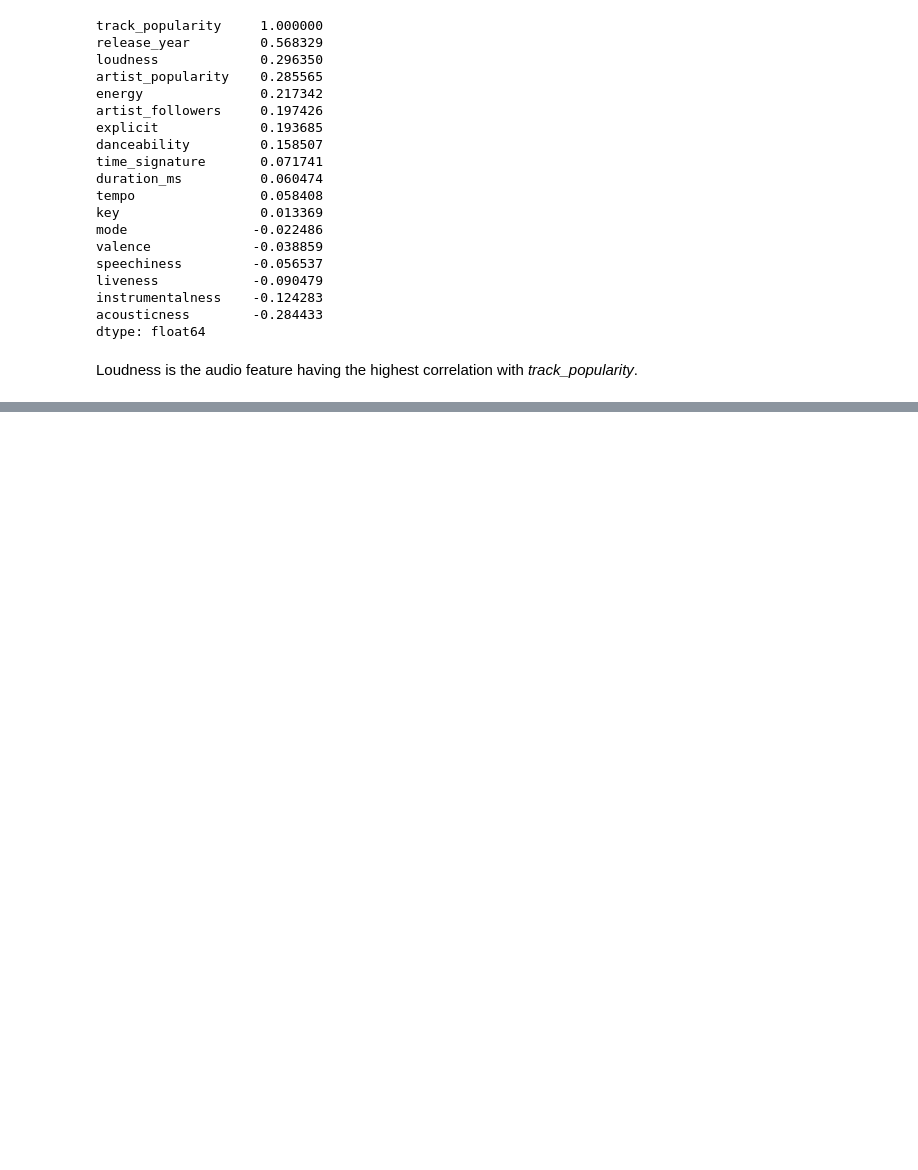
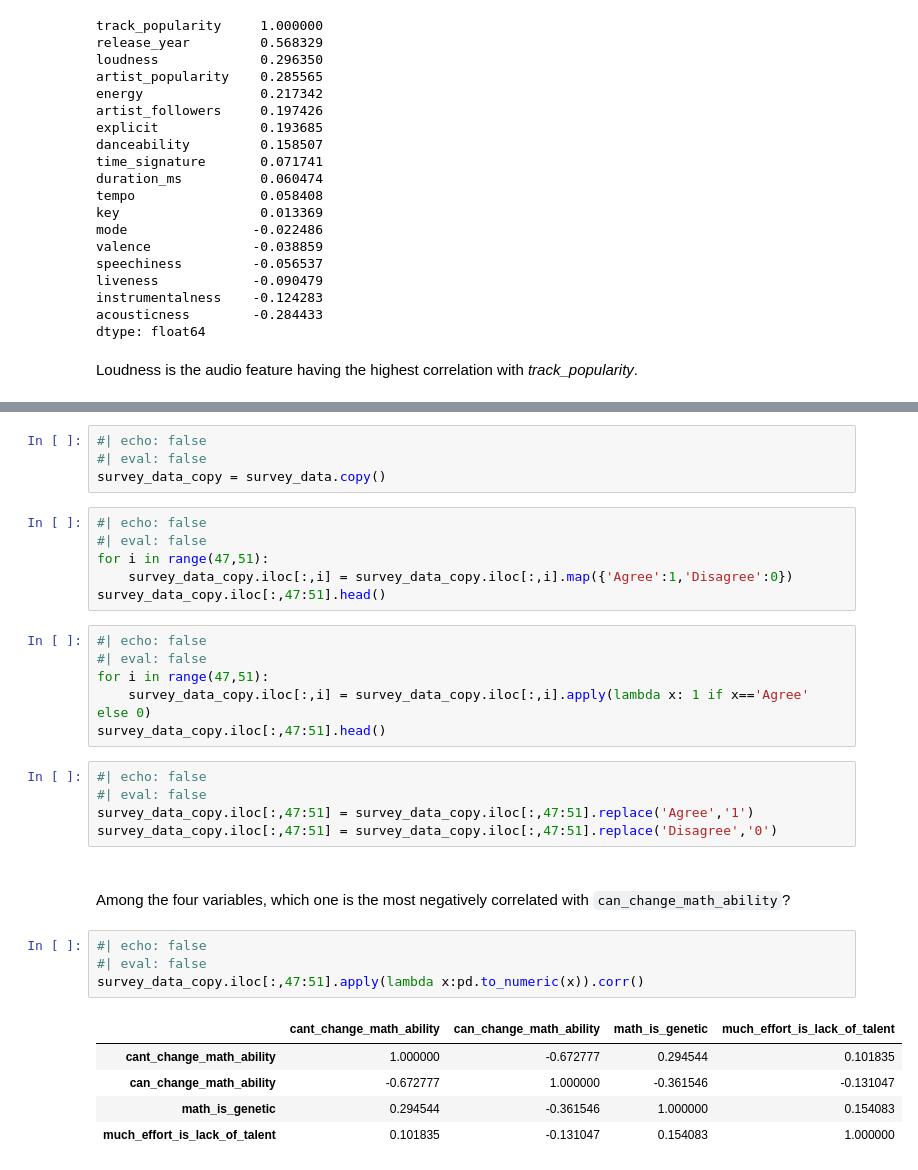
Before and after one commit to NUstat/DataScience_Intro_python, a Jupyter notebook: Pandas.ipynb, the cells around one changed output, grey strips where cells are left out. Drawn from its saved outputs; the diff is of its cells as text; blank space fills up the shorter version.

```diff
--- a/Pandas.ipynb
+++ b/Pandas.ipynb
@@ -1106,0 +1138,34 @@ Loudness is the audio feature having the highest correlation with *track_popular
+# %%
+#| echo: false
+#| eval: false
+survey_data_copy = survey_data.copy()
+# %%
+#| echo: false
+#| eval: false
+for i in range(47,51):
+    survey_data_copy.iloc[:,i] = survey_data_copy.iloc[:,i].map({'Agree':1,'Disagree':0})
+survey_data_copy.iloc[:,47:51].head()
+# %%
+#| echo: false
+#| eval: false
+for i in range(47,51):
+    survey_data_copy.iloc[:,i] = survey_data_copy.iloc[:,i].apply(lambda x: 1 if x=='Agree' else 0)
+survey_data_copy.iloc[:,47:51].head()
+# %%
+#| echo: false
+#| eval: false
+survey_data_copy.iloc[:,47:51] = survey_data_copy.iloc[:,47:51].replace('Agree','1')
+survey_data_copy.iloc[:,47:51] = survey_data_copy.iloc[:,47:51].replace('Disagree','0')
+# %% [markdown]
+####
+Among the four variables, which one is the most negatively correlated with `can_change_math_ability`?
+# %%
+#| echo: false
+#| eval: false
+survey_data_copy.iloc[:,47:51].apply(lambda x:pd.to_numeric(x)).corr()
+# %% [output]
+|  | cant_change_math_ability | can_change_math_ability | math_is_genetic | much_effort_is_lack_of_talent |
+| cant_change_math_ability | 1.000000 | -0.672777 | 0.294544 | 0.101835 |
+| can_change_math_ability | -0.672777 | 1.000000 | -0.361546 | -0.131047 |
+| math_is_genetic | 0.294544 | -0.361546 | 1.000000 | 0.154083 |
+| much_effort_is_lack_of_talent | 0.101835 | -0.131047 | 0.154083 | 1.000000 |
```
Also changed, not shown: parts of 102 cells of this notebook.
